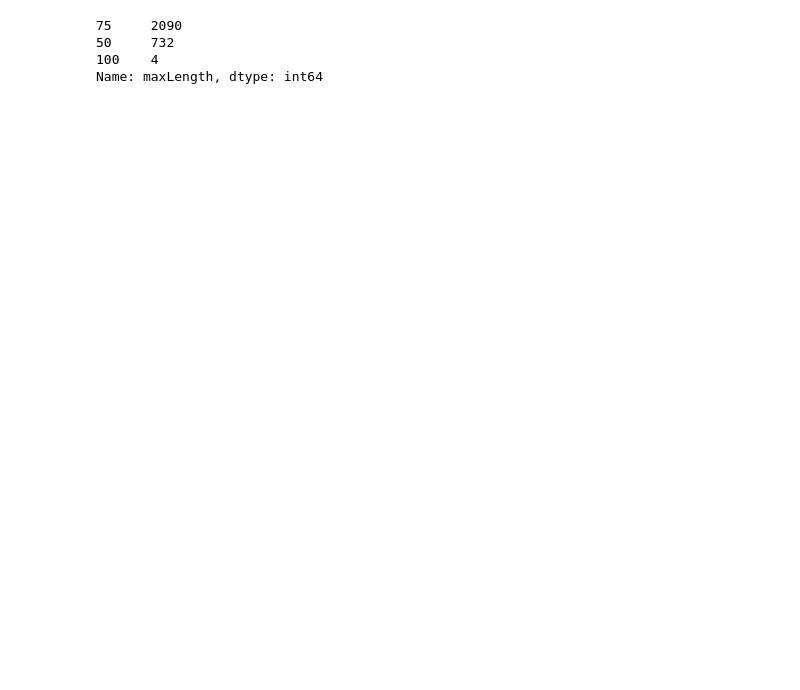
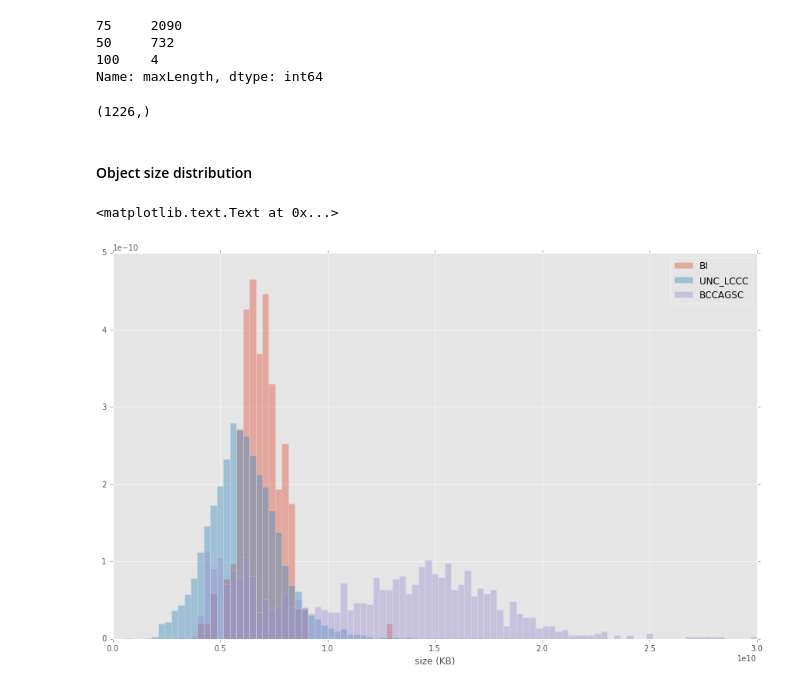
Before and after one commit to bcgsc/tasrkleat-TCGA-analysis-scripts, a Jupyter notebook: notebooks/TCGA-RNA-Seq-FASTA-read-length-analysis.ipynb, the cells around one changed output. Saved outputs shown, nothing was run; the diff lists cells and outputs as text; code cells hidden in the pictures; blank space fills up the shorter version.

```diff
--- a/notebooks/TCGA-RNA-Seq-FASTA-read-length-analysis.ipynb
+++ b/notebooks/TCGA-RNA-Seq-FASTA-read-length-analysis.ipynb
@@ -4,11 +4,18 @@ import re
 import datetime
 import tempfile
 
+import numpy as np
 import pandas as pd
 pd.set_option('display.max_columns', 250)
 # Don't cut off long string
 # http://stackoverflow.com/questions/26277757/pandas-to-html-truncates-string-contents
 pd.set_option('display.max_colwidth', -1)
+
+import matplotlib
+import matplotlib.pyplot as plt
+matplotlib.style.use('ggplot')
+%matplotlib inline
+matplotlib.rcParams['figure.figsize'] = (15, 9)
 # %%
 from misc.utils import sizeof_fmt
 # %%
@@ -566,3 +626,22 @@ gsc_df.maxLength.value_counts()
 50     732
 100    4
 Name: maxLength, dtype: int64
+# %%
+gsc_df.GCSobject.unique().shape
+# %% [output]
+(1226,)
+# %% [markdown]
+#### Object size distribution
+# %%
+fig = plt.figure()
+ax = fig.add_subplot(111)
+
+bins = np.linspace(0, 3e10, 100)
+ax.hist(bi_df.objectSizeBytes.values, bins=bins, normed=True, alpha=0.4, label='BI')
+ax.hist(unc_df.objectSizeBytes.values, bins=bins, normed=True, alpha=0.4, label='UNC_LCCC')
+ax.hist(gsc_df.objectSizeBytes.values, bins=bins, normed=True, alpha=0.4, label='BCCAGSC')
+ax.legend()
+ax.set_xlabel('size (KB)')
+# %% [output]
+<matplotlib.text.Text at 0x...>
+[figure, added]
```
Also changed, not shown: parts of 7 cells of this notebook.
